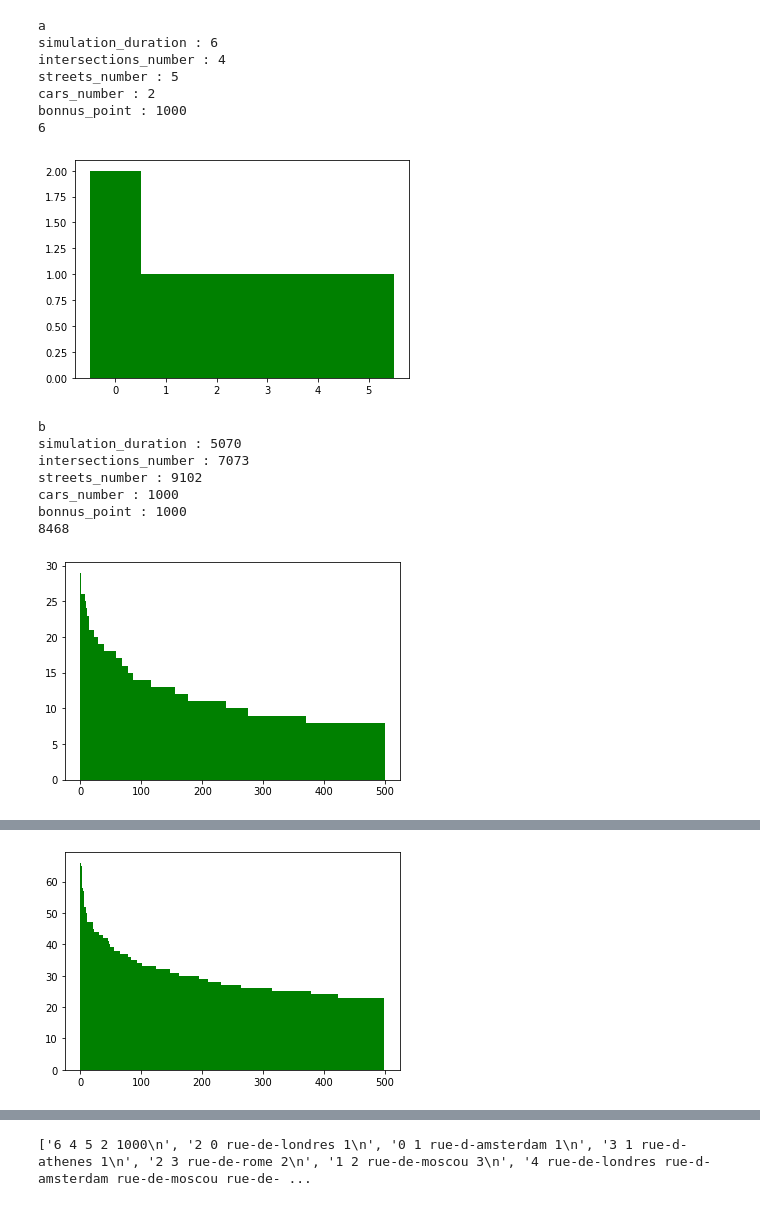
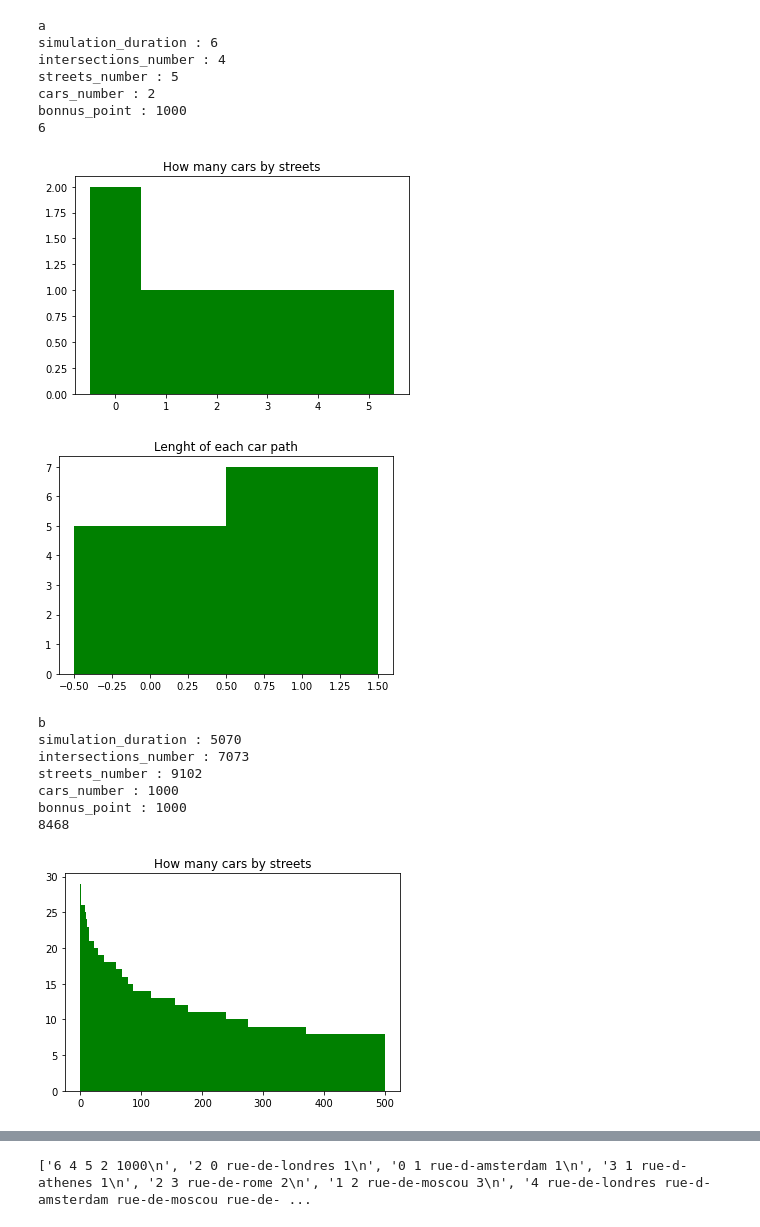
Before and after one commit to nbuton/hash_code_2021, a Jupyter notebook: analyse.ipynb, the cells around one changed output, grey strips where cells are left out. Drawn from its saved outputs; the diff is of its cells as text; code cells hidden in the pictures.

```diff
--- a/analyse.ipynb
+++ b/analyse.ipynb
@@ -9,34 +9,36 @@ for fichier in list_file:
     intersections_number = int(tab[1])
     streets_number = int(tab[2])
     cars_number = int(tab[3])
     bonnus_point = int(tab[4])
 
     dico_streets = dict()
     for k in range(streets_number):
         start_inter,end_inter,street_name,lenght = all_lines[k+1].split(" ")
         dico_streets[street_name]=(start_inter,end_inter,lenght)
 
     list_of_path = []
     for k in range(cars_number):
         tab = all_lines[k+1+streets_number].split(" ")
         nb_streets=tab[0]
         list_of_streets = tab[1:]
         list_of_path.append((nb_streets,list_of_streets))
     print("simulation_duration :",simulation_duration)
     print("intersections_number :",intersections_number)
     print("streets_number :",streets_number)
     print("cars_number :",cars_number)
     print("bonnus_point :",bonnus_point)
     used_street(list_of_path,dico_streets)
+    path_stats(list_of_path,dico_streets)
 # %% [output]
 a
 simulation_duration : 6
 intersections_number : 4
 streets_number : 5
 cars_number : 2
 bonnus_point : 1000
 6
-[figure, old version]
+[figure, new version]
+[figure, new version]
 b
 simulation_duration : 5070
 intersections_number : 7073
@@ -44,4 +46,4 @@ streets_number : 9102
 cars_number : 1000
 bonnus_point : 1000
 8468
-[figure, old version]
+[figure, new version]
@@ -52,4 +55,3 @@ streets_number : 35030
 cars_number : 1000
 bonnus_point : 100
 12424
-[figure, old version]
```
Also changed, not shown: parts of 4 cells of this notebook, 1 other file.
